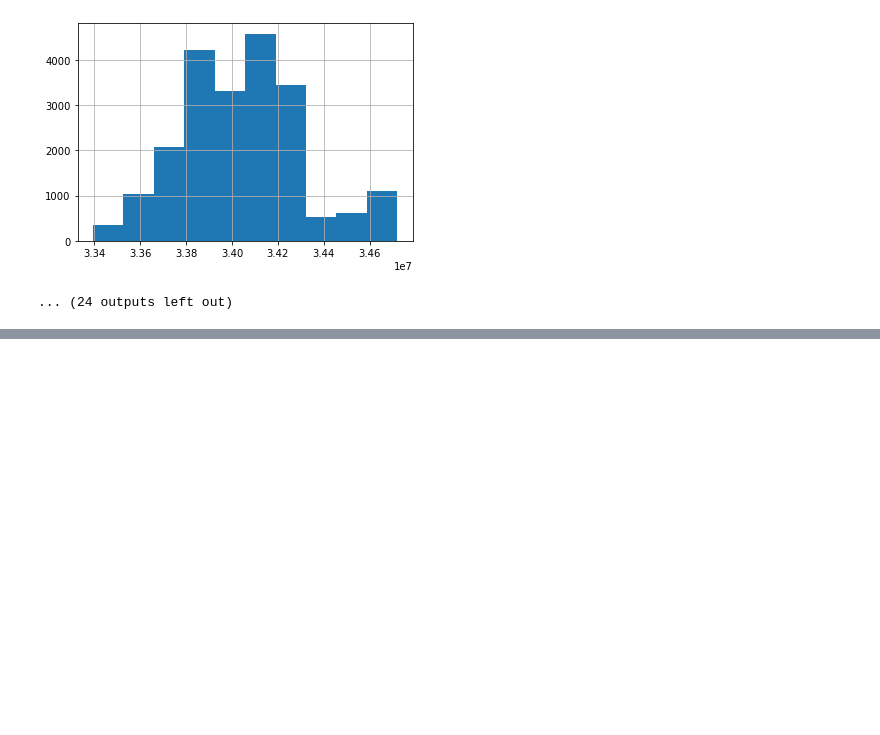
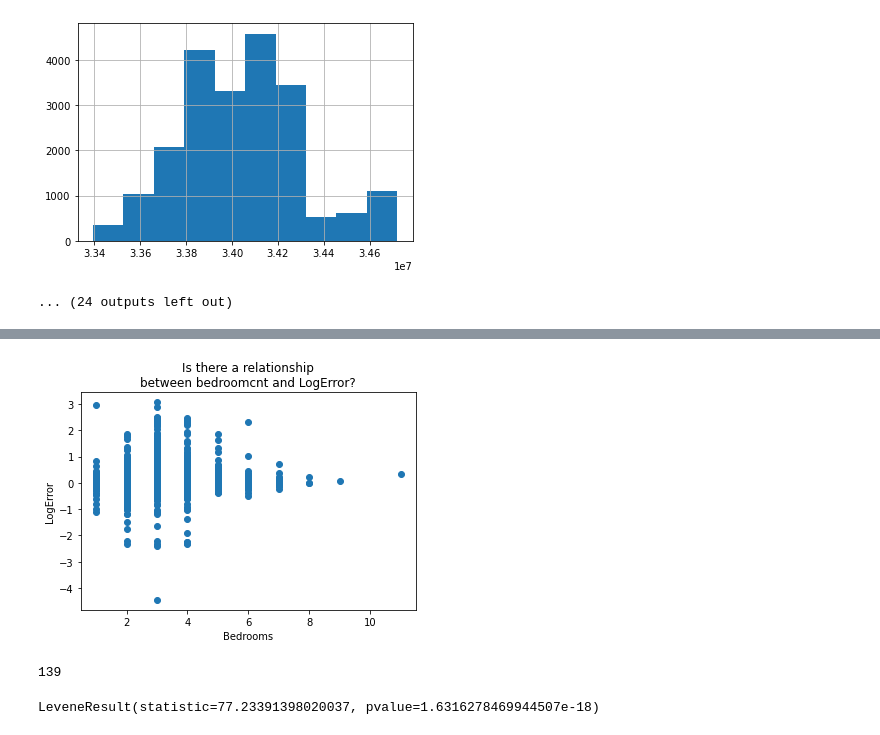
Before and after one commit to raycerna/clustering-exercises, a Jupyter notebook: explore_zillow.ipynb, the cells around one changed output, grey strips where cells are left out. Cells and saved outputs as stored; diff of their text form; code cells hidden in the pictures; blank space fills up the shorter version.

```diff
--- a/explore_zillow.ipynb
+++ b/explore_zillow.ipynb
@@ -93,0 +136,21 @@ percentage_stacked_plot(account_columns, 'attributes by logerror', train)
+# %%
+# plot bedroomcnt by logError
+plt.scatter(train.bedroomcnt, train.logerror)
+plt.xlabel("Bedrooms")
+plt.ylabel("LogError")
+plt.title("Is there a relationship\nbetween bedroomcnt and LogError?")
+plt.show()
+# %% [output]
+[figure, added]
+# %%
+train.age.max()
+# %% [output]
+139
+# %%
+# test the assumption of equal variance
+
+stats.levene(train[train.age <= 40].logerror,
+             train[train.age > 40].logerror
+            )
+# %% [output]
+LeveneResult(statistic=77.23391398020037, pvalue=1.6316278469944507e-18)
```
Also changed, not shown: parts of 5 cells of this notebook.
